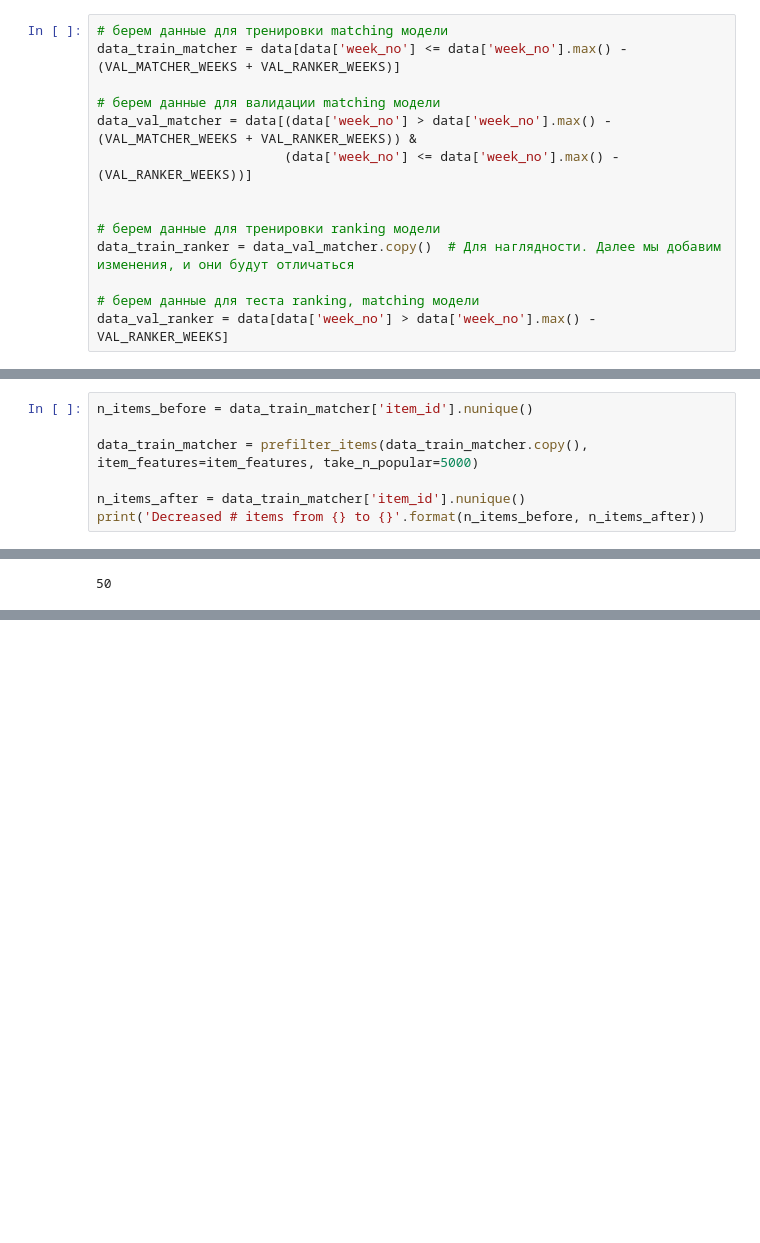
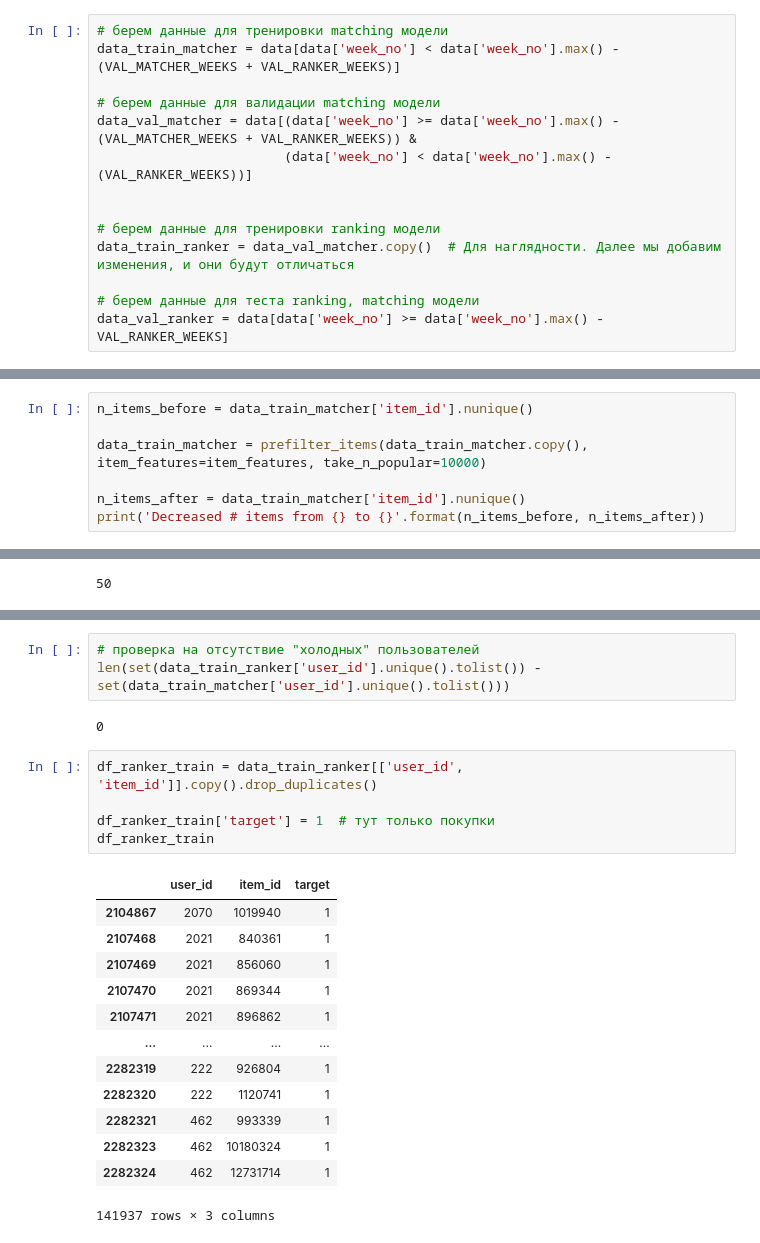
Before and after one commit to Foreman1980/4.3_RecommenderSystems, a Jupyter notebook: hw_webinar_6.ipynb, the cells around one changed output, grey strips where cells are left out. Cells and saved outputs as stored; diff of their text form; blank space fills up the shorter version.

```diff
--- a/hw_webinar_6.ipynb
+++ b/hw_webinar_6.ipynb
@@ -42,18 +42,18 @@ VAL_MATCHER_WEEKS = 6
 VAL_RANKER_WEEKS = 3
 # %%
 # берем данные для тренировки matching модели
-data_train_matcher = data[data['week_no'] <= data['week_no'].max() - (VAL_MATCHER_WEEKS + VAL_RANKER_WEEKS)]
+data_train_matcher = data[data['week_no'] < data['week_no'].max() - (VAL_MATCHER_WEEKS + VAL_RANKER_WEEKS)]
 
 # берем данные для валидации matching модели
-data_val_matcher = data[(data['week_no'] > data['week_no'].max() - (VAL_MATCHER_WEEKS + VAL_RANKER_WEEKS)) &
-                        (data['week_no'] <= data['week_no'].max() - (VAL_RANKER_WEEKS))]
+data_val_matcher = data[(data['week_no'] >= data['week_no'].max() - (VAL_MATCHER_WEEKS + VAL_RANKER_WEEKS)) &
+                        (data['week_no'] < data['week_no'].max() - (VAL_RANKER_WEEKS))]
 
 
 # берем данные для тренировки ranking модели
 data_train_ranker = data_val_matcher.copy()  # Для наглядности. Далее мы добавим изменения, и они будут отличаться
 
 # берем данные для теста ranking, matching модели
-data_val_ranker = data[data['week_no'] > data['week_no'].max() - VAL_RANKER_WEEKS]
+data_val_ranker = data[data['week_no'] >= data['week_no'].max() - VAL_RANKER_WEEKS]
 # %%
 def print_stats_data(df_data, name_df):
     print(name_df)
@@ -81,7 +81,7 @@ data_train_matcher.head(2)
 # %%
 n_items_before = data_train_matcher['item_id'].nunique()
 
-data_train_matcher = prefilter_items(data_train_matcher.copy(), item_features=item_features, take_n_popular=5000)
+data_train_matcher = prefilter_items(data_train_matcher.copy(), item_features=item_features, take_n_popular=10000)
 
 n_items_after = data_train_matcher['item_id'].nunique()
 print('Decreased # items from {} to {}'.format(n_items_before, n_items_after))
@@ -191,0 +258,24 @@ sorted(calc_precision(result_eval_matcher, TOPK_PRECISION), key=lambda x: x[1],r
+# %%
+# проверка на отсутствие "холодных" пользователей
+len(set(data_train_ranker['user_id'].unique().tolist()) - set(data_train_matcher['user_id'].unique().tolist()))
+# %% [output]
+0
+# %%
+df_ranker_train = data_train_ranker[['user_id', 'item_id']].copy().drop_duplicates()
+
+df_ranker_train['target'] = 1  # тут только покупки
+df_ranker_train
+# %% [output]
+|  | user_id | item_id | target |
+| 2104867 | 2070 | 1019940 | 1 |
+| 2107468 | 2021 | 840361 | 1 |
+| 2107469 | 2021 | 856060 | 1 |
+| 2107470 | 2021 | 869344 | 1 |
+| 2107471 | 2021 | 896862 | 1 |
+| ... | ... | ... | ... |
+| 2282319 | 222 | 926804 | 1 |
+| 2282320 | 222 | 1120741 | 1 |
+| 2282321 | 462 | 993339 | 1 |
+| 2282323 | 462 | 10180324 | 1 |
+| 2282324 | 462 | 12731714 | 1 |
+141937 rows × 3 columns
```
Also changed, not shown: parts of 60 cells of this notebook.
